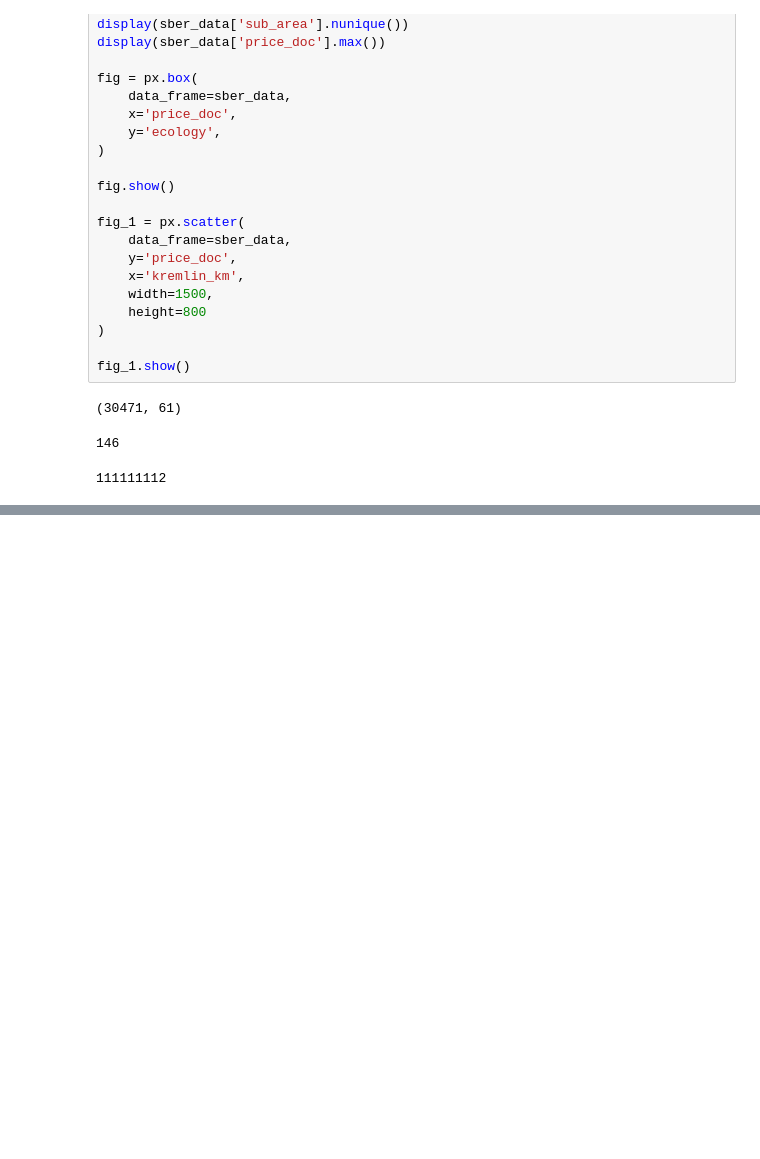
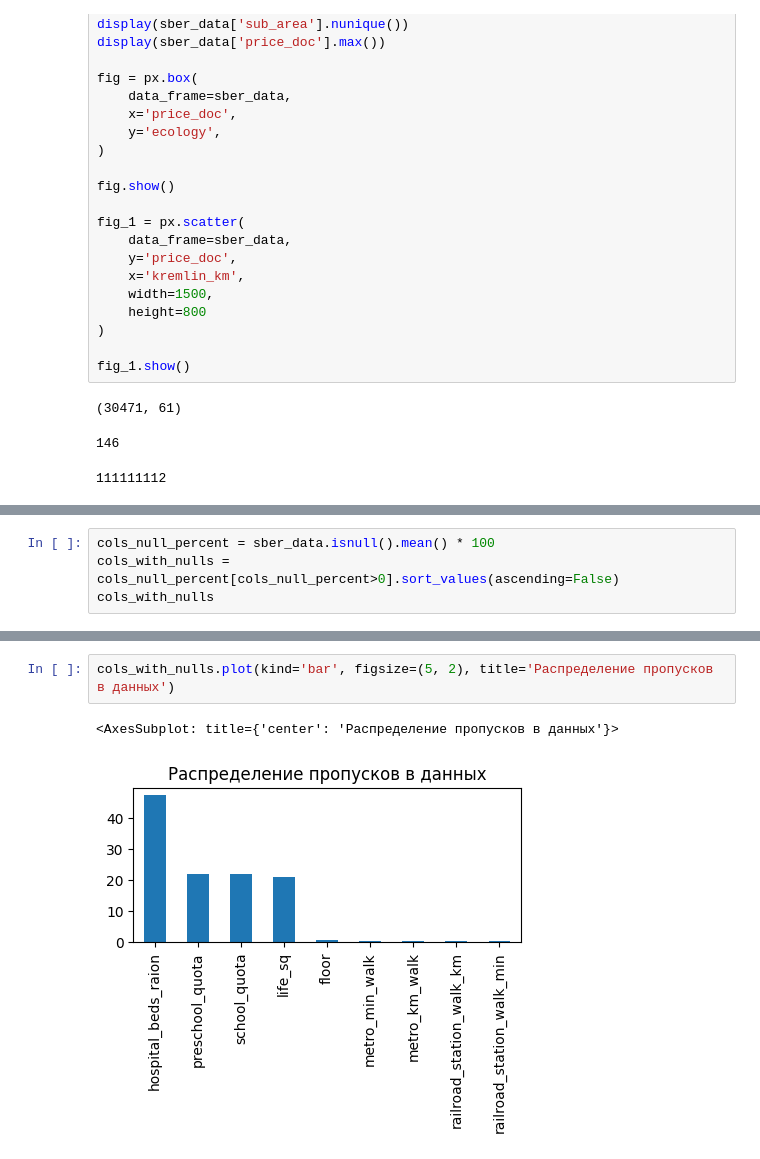
Before and after one commit to SudarickovIlya/DataCleaningProject, a Jupyter notebook: Data cleansing/sber_data.ipynb, the cells around one changed output, grey strips where cells are left out. Cells and saved outputs as stored; diff of their text form; blank space fills up the shorter version.

Commit message:
Too slow data cleasing

```diff
--- a/Data cleansing/sber_data.ipynb
+++ b/Data cleansing/sber_data.ipynb
@@ -55,0 +72,4 @@ fig_1.show()
+# %%
+cols_null_percent = sber_data.isnull().mean() * 100
+cols_with_nulls = cols_null_percent[cols_null_percent>0].sort_values(ascending=False)
+cols_with_nulls
@@ -55,0 +87,5 @@ fig_1.show()
+# %%
+cols_with_nulls.plot(kind='bar', figsize=(5, 2), title='Распределение пропусков в данных')
+# %% [output]
+<AxesSubplot: title={'center': 'Распределение пропусков в данных'}>
+[figure, added]
```
Also changed, not shown: parts of 4 cells of this notebook.
